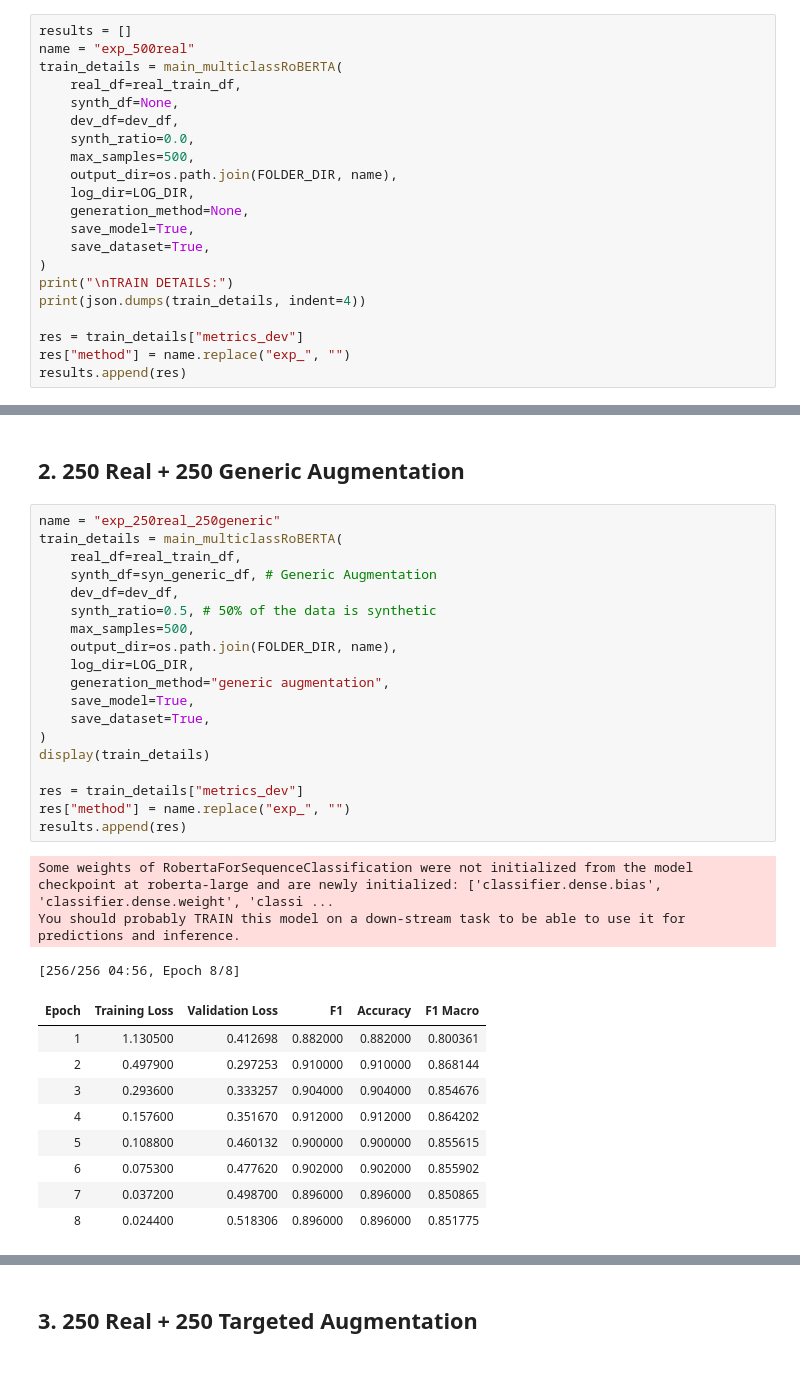
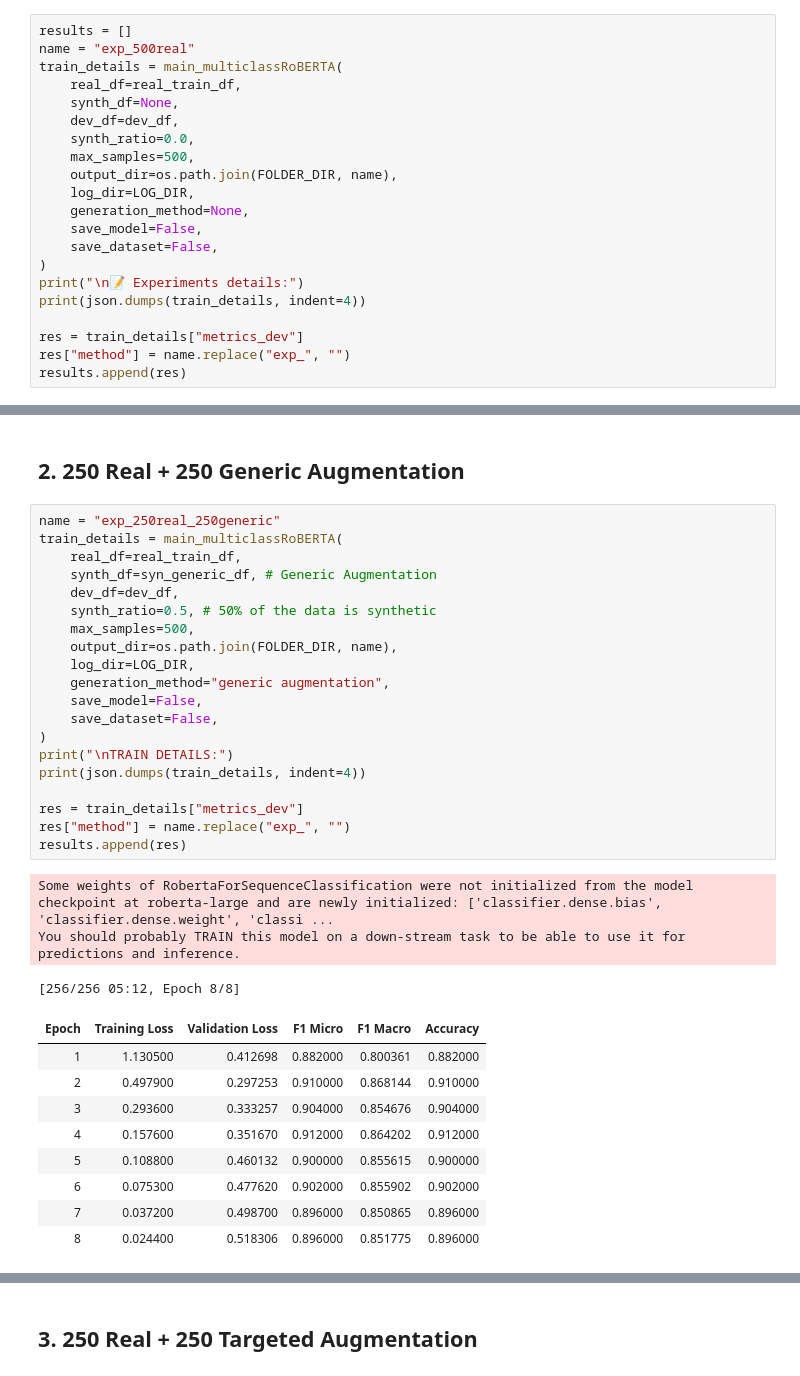
Before and after one commit to AlessandroGhiotto/thesis-nlp, a Jupyter notebook: src/agnews/run_multiclassRoBERTA_agnews.ipynb, the cells around one changed output, grey strips where cells are left out. Drawn from its saved outputs; the diff is of its cells as text.

```diff
--- a/src/agnews/run_multiclassRoBERTA_agnews.ipynb
+++ b/src/agnews/run_multiclassRoBERTA_agnews.ipynb
@@ -53,10 +104,10 @@ train_details = main_multiclassRoBERTA(
     output_dir=os.path.join(FOLDER_DIR, name),
     log_dir=LOG_DIR,
     generation_method=None,
-    save_model=True,
-    save_dataset=True,
+    save_model=False,
+    save_dataset=False,
 )
-print("\nTRAIN DETAILS:")
+print("\n📝 Experiments details:")
 print(json.dumps(train_details, indent=4))
 
 res = train_details["metrics_dev"]
@@ -91,32 +148,33 @@ TRAIN DETAILS:
 # %%
 name = "exp_250real_250generic"
 train_details = main_multiclassRoBERTA(
     real_df=real_train_df,
     synth_df=syn_generic_df, # Generic Augmentation
     dev_df=dev_df,
     synth_ratio=0.5, # 50% of the data is synthetic
     max_samples=500,
     output_dir=os.path.join(FOLDER_DIR, name),
     log_dir=LOG_DIR,
     generation_method="generic augmentation",
-    save_model=True,
-    save_dataset=True,
+    save_model=False,
+    save_dataset=False,
 )
-display(train_details)
+print("\nTRAIN DETAILS:")
+print(json.dumps(train_details, indent=4))
 
 res = train_details["metrics_dev"]
 res["method"] = name.replace("exp_", "")
 results.append(res)
 # %% [output]
 Some weights of RobertaForSequenceClassification were not initialized from the model checkpoint at roberta-large and are newly initialized: ['classifier.dense.bias', 'classifier.dense.weight', 'classi ...
 You should probably TRAIN this model on a down-stream task to be able to use it for predictions and inference.
-[256/256 04:56, Epoch 8/8]
+[256/256 05:12, Epoch 8/8]
-| Epoch | Training Loss | Validation Loss | F1 | Accuracy | F1 Macro |
-| 1 | 1.130500 | 0.412698 | 0.882000 | 0.882000 | 0.800361 |
-| 2 | 0.497900 | 0.297253 | 0.910000 | 0.910000 | 0.868144 |
-| 3 | 0.293600 | 0.333257 | 0.904000 | 0.904000 | 0.854676 |
-| 4 | 0.157600 | 0.351670 | 0.912000 | 0.912000 | 0.864202 |
-| 5 | 0.108800 | 0.460132 | 0.900000 | 0.900000 | 0.855615 |
-| 6 | 0.075300 | 0.477620 | 0.902000 | 0.902000 | 0.855902 |
-| 7 | 0.037200 | 0.498700 | 0.896000 | 0.896000 | 0.850865 |
-| 8 | 0.024400 | 0.518306 | 0.896000 | 0.896000 | 0.851775 |
+| Epoch | Training Loss | Validation Loss | F1 Micro | F1 Macro | Accuracy |
+| 1 | 1.130500 | 0.412698 | 0.882000 | 0.800361 | 0.882000 |
+| 2 | 0.497900 | 0.297253 | 0.910000 | 0.868144 | 0.910000 |
+| 3 | 0.293600 | 0.333257 | 0.904000 | 0.854676 | 0.904000 |
+| 4 | 0.157600 | 0.351670 | 0.912000 | 0.864202 | 0.912000 |
+| 5 | 0.108800 | 0.460132 | 0.900000 | 0.855615 | 0.900000 |
+| 6 | 0.075300 | 0.477620 | 0.902000 | 0.855902 | 0.902000 |
+| 7 | 0.037200 | 0.498700 | 0.896000 | 0.850865 | 0.896000 |
+| 8 | 0.024400 | 0.518306 | 0.896000 | 0.851775 | 0.896000 |
```
Also changed, not shown: parts of 8 cells of this notebook, 8 other files.
